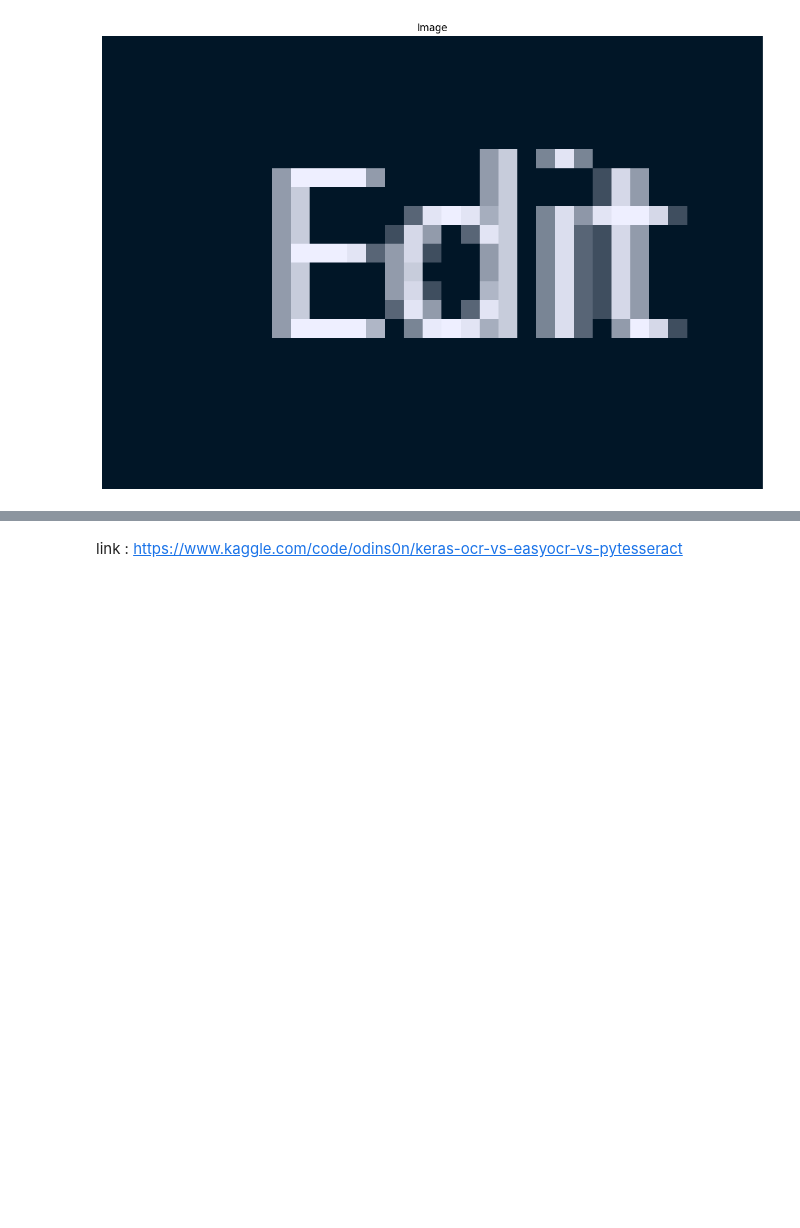
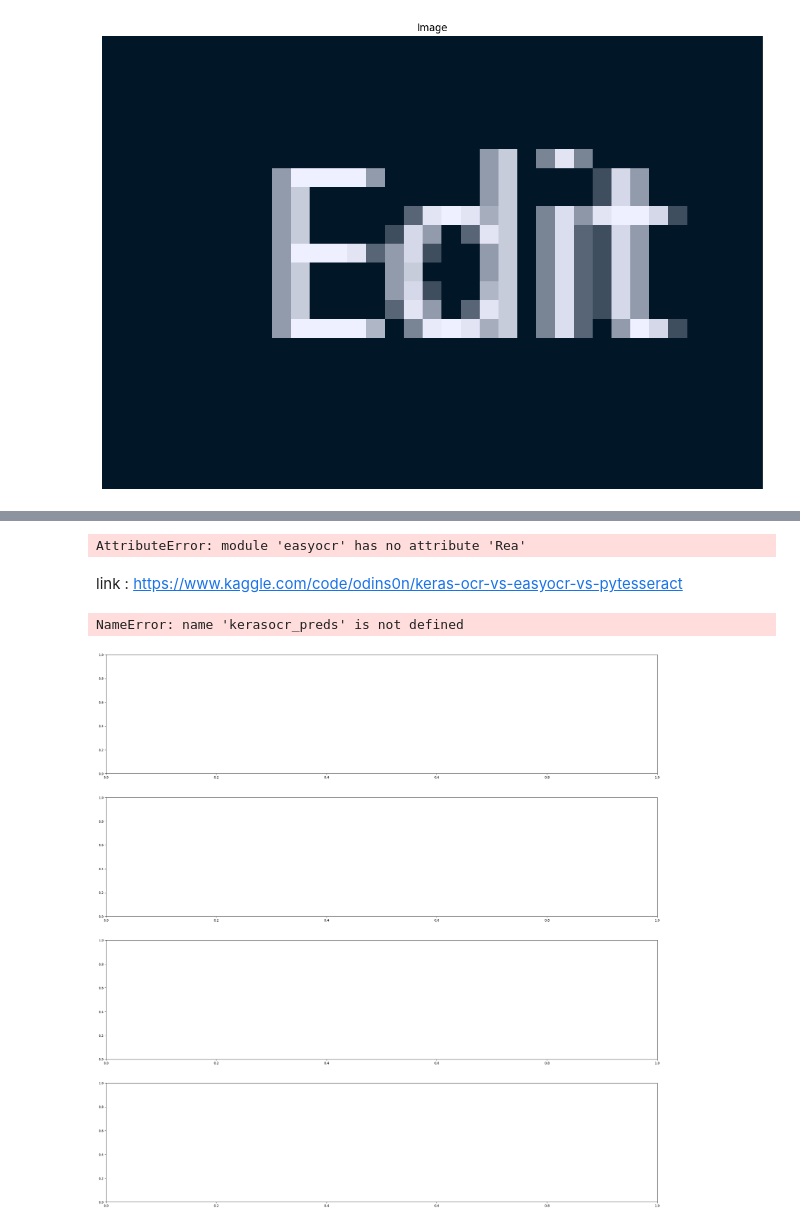
Before and after one commit to saran-99629/Working, a Jupyter notebook: ocr.ipynb, the cells around one changed output, grey strips where cells are left out. Drawn from its saved outputs; the diff is of its cells as text; code cells hidden in the pictures; blank space fills up the shorter version.

```diff
--- a/ocr.ipynb
+++ b/ocr.ipynb
@@ -23,5 +40,17 @@ ValueError: Unrecognized keyword arguments passed to Dense: {'weights': [array([
        [0., 0., 0., 0., 0., 0.],
        [0., 0., 0., 0., 0., 0.],
        [0., 0., 0., 0., 0., 0.],
+# %%
+import easyocr
+text_reader = easyocr.Rea
+# %% [output]
+AttributeError: module 'easyocr' has no attribute 'Rea'
 # %% [markdown]
 link : https://www.kaggle.com/code/odins0n/keras-ocr-vs-easyocr-vs-pytesseract
+# %%
+fig,axs = plt.subplots(nrows= 4, figsize = (30,30))
+for ax, image , prediction in zip(axs, images , kerasocr_preds):
+    keras_ocr.tools.drawAnnotations(image, prediction, ax)
+# %% [output]
+NameError: name 'kerasocr_preds' is not defined
+[figure, added]
```
Also changed, not shown: parts of 3 cells of this notebook, 3 other files.
